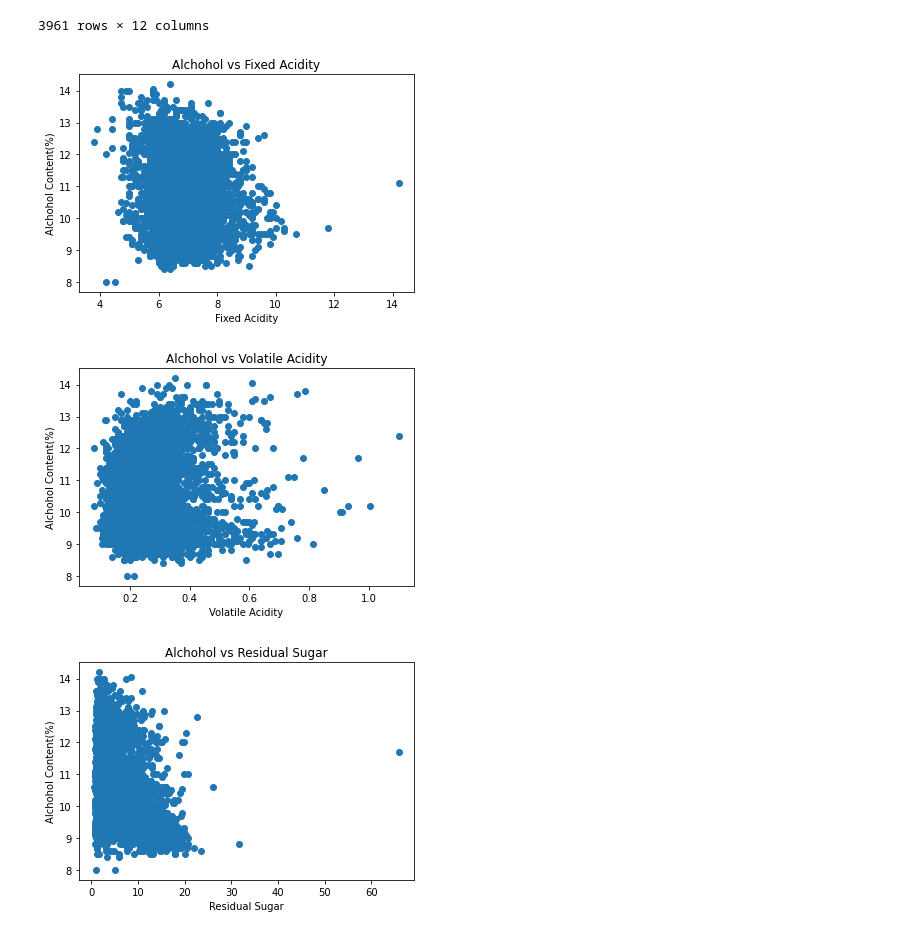
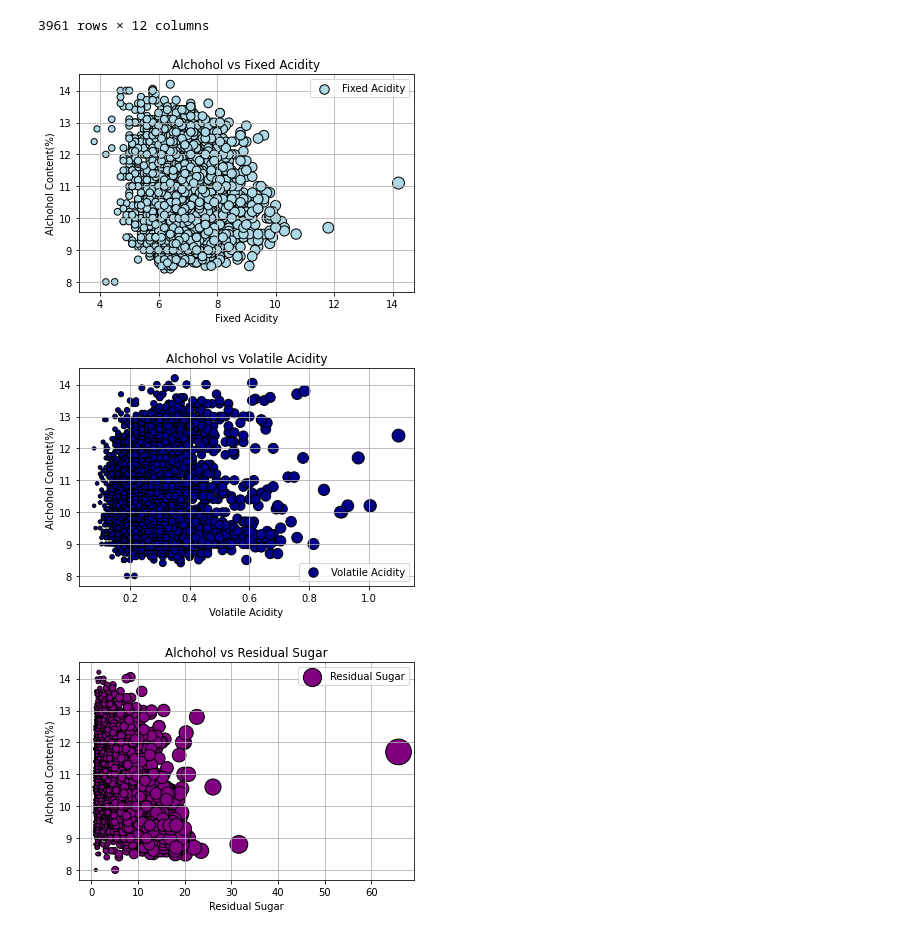
Before and after one commit to briannaso/Wine_Quality_Analysis, a Jupyter notebook: Deliverable 3.1.ipynb, the cells around one changed output. Saved outputs shown, nothing was run; the diff lists cells and outputs as text; code cells hidden in the pictures.

```diff
--- a/Deliverable 3.1.ipynb
+++ b/Deliverable 3.1.ipynb
@@ -43,27 +43,37 @@ import matplotlib.pyplot as plt
 import numpy as np
 from sklearn.linear_model import LinearRegression
 # %%
-plt.scatter(df.fixed_acidity, df.alchohol)
+# scatter plot for wine variables vs alchohol %
+plt.scatter(df.fixed_acidity, df.alchohol, c='lightblue',
+            s=df.fixed_acidity*10, edgecolors= 'black', label='Fixed Acidity')
 plt.xlabel('Fixed Acidity')
 plt.ylabel('Alchohol Content(%)')
 plt.title('Alchohol vs Fixed Acidity')
+plt.grid(True)
+plt.legend()
 plt.show()
 # %% [output]
-[figure, old version]
+[figure, new version]
 # %%
-plt.scatter(df.volatile_acidity, df.alchohol)
+plt.scatter(df.volatile_acidity, df.alchohol, c='darkblue',
+            s=df.volatile_acidity*150, edgecolors= 'black', label='Volatile Acidity')
 plt.xlabel('Volatile Acidity')
 plt.ylabel('Alchohol Content(%)')
 plt.title('Alchohol vs Volatile Acidity')
+plt.grid(True)
+plt.legend()
 plt.show()
 # %% [output]
-[figure, old version]
+[figure, new version]
 # %%
-plt.scatter(df.residual_sugar, df.alchohol)
+plt.scatter(df.residual_sugar, df.alchohol, c='purple',
+            s=df.residual_sugar*10, edgecolors= 'black', label = 'Residual Sugar')
 plt.xlabel('Residual Sugar')
 plt.ylabel('Alchohol Content(%)')
 plt.title('Alchohol vs Residual Sugar')
+plt.grid(True)
+plt.legend()
 plt.show()
 # %% [output]
-[figure, old version]
+[figure, new version]
 # %%
```
Also changed, not shown: parts of 7 cells of this notebook, 1 other file.
